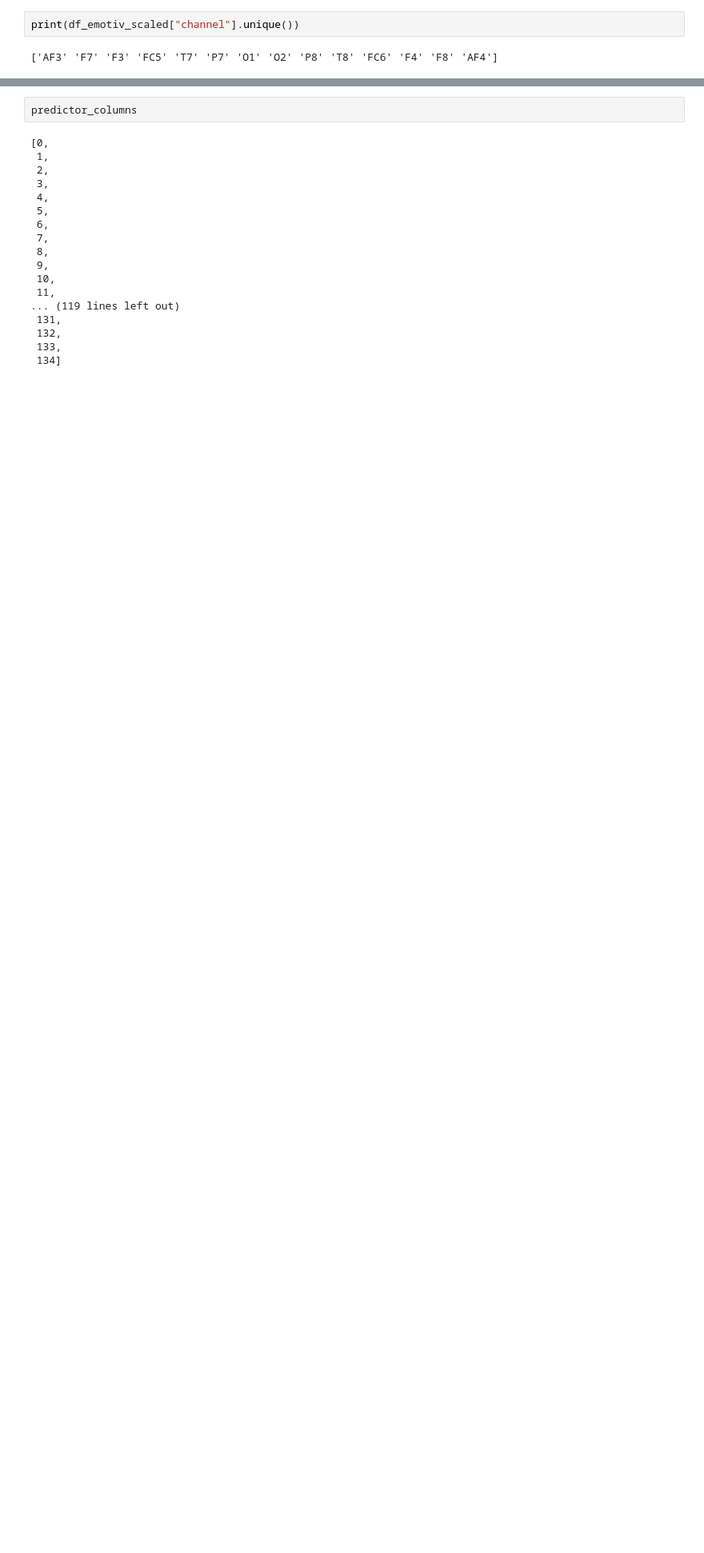
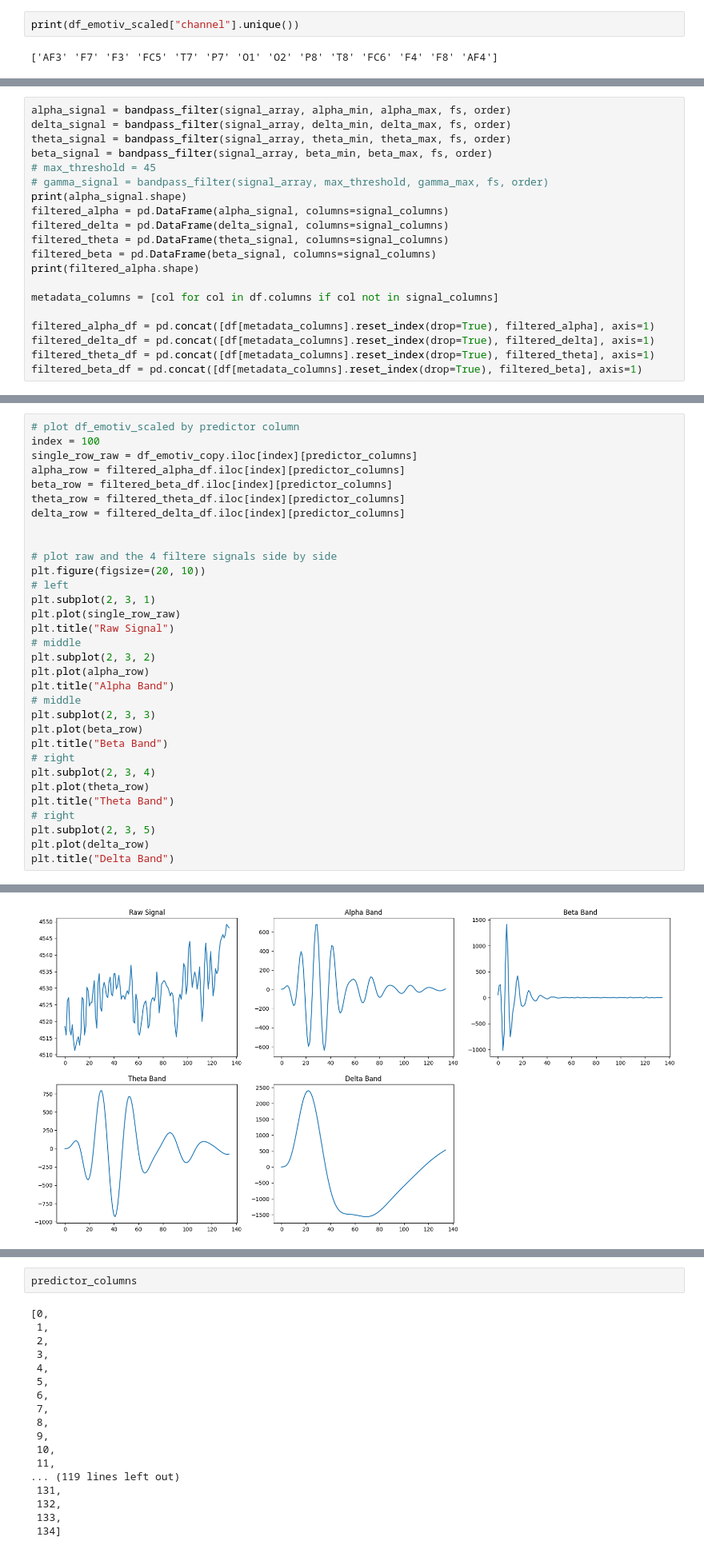
Before and after one commit to hunkim98/brain_interface, a Jupyter notebook: binary_emotiv.ipynb, the cells around one changed output, grey strips where cells are left out. Shown at 80% size. Drawn from its saved outputs; the diff is of its cells as text; blank space fills up the shorter version.

Commit message:
Band pass filter

```diff
--- a/binary_emotiv.ipynb
+++ b/binary_emotiv.ipynb
@@ -247,0 +404,20 @@ plt.show()
+# %%
+alpha_signal = bandpass_filter(signal_array, alpha_min, alpha_max, fs, order)
+delta_signal = bandpass_filter(signal_array, delta_min, delta_max, fs, order)
+theta_signal = bandpass_filter(signal_array, theta_min, theta_max, fs, order)
+beta_signal = bandpass_filter(signal_array, beta_min, beta_max, fs, order)
+# max_threshold = 45
+# gamma_signal = bandpass_filter(signal_array, max_threshold, gamma_max, fs, order)
+print(alpha_signal.shape)
+filtered_alpha = pd.DataFrame(alpha_signal, columns=signal_columns)
+filtered_delta = pd.DataFrame(delta_signal, columns=signal_columns)
+filtered_theta = pd.DataFrame(theta_signal, columns=signal_columns)
+filtered_beta = pd.DataFrame(beta_signal, columns=signal_columns)
+print(filtered_alpha.shape)
+
+metadata_columns = [col for col in df.columns if col not in signal_columns]
+
+filtered_alpha_df = pd.concat([df[metadata_columns].reset_index(drop=True), filtered_alpha], axis=1)
+filtered_delta_df = pd.concat([df[metadata_columns].reset_index(drop=True), filtered_delta], axis=1)
+filtered_theta_df = pd.concat([df[metadata_columns].reset_index(drop=True), filtered_theta], axis=1)
+filtered_beta_df = pd.concat([df[metadata_columns].reset_index(drop=True), filtered_beta], axis=1)
@@ -247,0 +441,33 @@ plt.show()
+# %%
+# plot df_emotiv_scaled by predictor column
+index = 100
+single_row_raw = df_emotiv_copy.iloc[index][predictor_columns]
+alpha_row = filtered_alpha_df.iloc[index][predictor_columns]
+beta_row = filtered_beta_df.iloc[index][predictor_columns]
+theta_row = filtered_theta_df.iloc[index][predictor_columns]
+delta_row = filtered_delta_df.iloc[index][predictor_columns]
+
+
+# plot raw and the 4 filtere signals side by side
+plt.figure(figsize=(20, 10))
+# left
+plt.subplot(2, 3, 1)
+plt.plot(single_row_raw)
+plt.title("Raw Signal")
+# middle
+plt.subplot(2, 3, 2)
+plt.plot(alpha_row)
+plt.title("Alpha Band")
+# middle
+plt.subplot(2, 3, 3)
+plt.plot(beta_row)
+plt.title("Beta Band")
+# right
+plt.subplot(2, 3, 4)
+plt.plot(theta_row)
+plt.title("Theta Band")
+# right
+plt.subplot(2, 3, 5)
+plt.plot(delta_row)
+plt.title("Delta Band")
+# %% [output]
@@ -247,0 +475 @@ plt.show()
+[figure, added]
```
Also changed, not shown: parts of 38 cells of this notebook, 3 other files.
